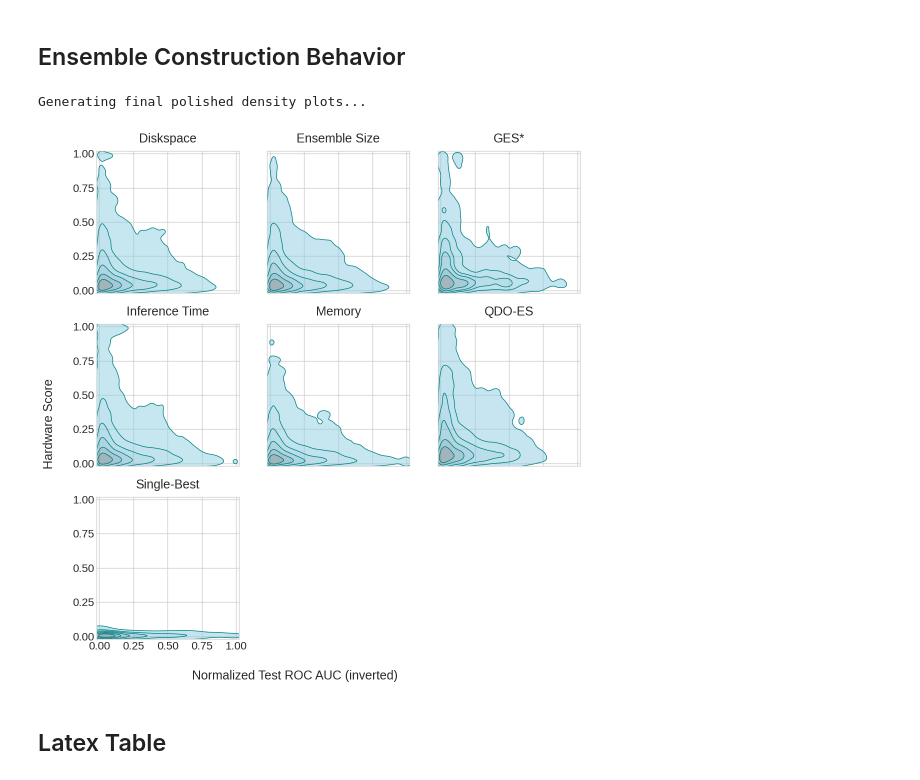
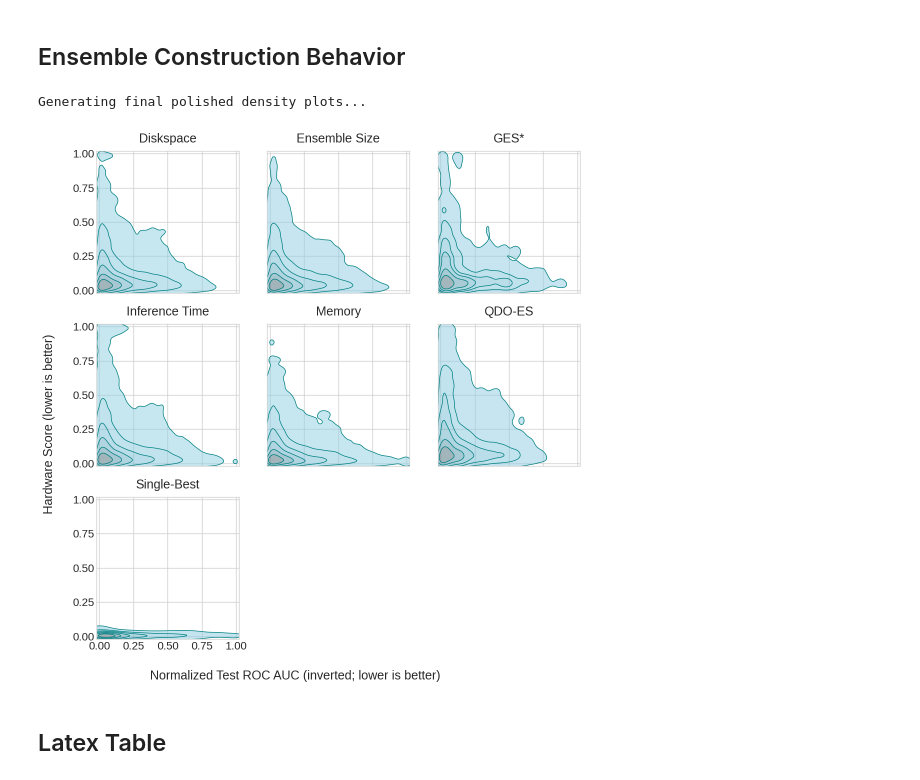
Before and after one commit to Atraxus/HA-ES, a Jupyter notebook: notebooks/plotting.ipynb, the cells around one changed output. Cells and saved outputs as stored; diff of their text form; code cells hidden in the pictures.

```diff
--- a/notebooks/plotting.ipynb
+++ b/notebooks/plotting.ipynb
@@ -44,7 +44,7 @@ print("Loading data. This might take a while...")
 df = pd.read_csv("../data/base_ours_globalnorm.csv")
 
 # Map method IDs to names
-# method_id_name_dict["MULTI_GES-0.68"] = "Multi-GES"
+method_id_name_dict["MULTI_GES-0.68"] = "Multi-GES"
 if "method" in df.columns:
     df["method_name"] = df["method"].map(method_id_name_dict)
 else:
@@ -315,8 +313,8 @@ def cd_evaluation(
 
     # Plot with updated font size
     plt.close("all")
-    width = 6
-    fig, ax = plt.subplots(figsize=(12, width))
+    width = 4
+    fig, ax = plt.subplots(figsize=(8, width))
     plt.rcParams.update({"font.size": 20})
 
     plot_stats(result, ax=ax)
@@ -358,7 +356,7 @@ result_df = result_df.sort_values('percentage_unique_ensembles', ascending=False
 
 color_total = 'steelblue'
 color_unique = 'indianred'
-fig, ax = plt.subplots(figsize=(12, 8))
+fig, ax = plt.subplots(figsize=(8, 6))
 ax.bar(result_df['method_name'], result_df['total_ensembles'], color=color_total, label='Total Ensembles')
 
 # --- Y-axis 1: Total Ensembles ---
@@ -367,10 +365,10 @@ ax.tick_params(axis='y', labelcolor='black', pad=5, labelsize=18)
 ax.grid(axis='y', linestyle='--', color=color_total, alpha=0.4)
 ax.yaxis.set_major_locator(mticker.MaxNLocator(nbins=6, integer=True))
 ax2 = ax.twinx()
-ax2.plot(result_df['method_name'], result_df['percentage_unique_ensembles'], color=color_unique, marker='o', linestyle='-', linewidth=3, markersize=10, label='Percentage Unique Ensembles')
+ax2.plot(result_df['method_name'], result_df['percentage_unique_ensembles'], color=color_unique, marker='o', linestyle='-', linewidth=3, markersize=10, label='Unique Ensembles (%)')
 
 # --- Y-axis 2: Percentage Unique ---
-ax2.set_ylabel('Percentage of Unique Ensembles (%)', color='black', fontsize=20, labelpad=15)
+ax2.set_ylabel('Unique Ensembles (%)', color='black', fontsize=20, labelpad=15)
 ax2.tick_params(axis='y', labelcolor='black', pad=5, labelsize=18)
 ax2.grid(False)
 ax2.yaxis.set_major_locator(mticker.MaxNLocator(nbins=6))
@@ -384,9 +382,10 @@ lines, labels = ax.get_legend_handles_labels()
 lines2, labels2 = ax2.get_legend_handles_labels()
 ax2.legend(
     lines + lines2,
-    labels + labels2,
+    ["Total\nEnsembles", "Unique\nEnsembles (%)"],
     loc='upper right',
-    fontsize=16,
+    #ncol=1, fancybox=False, framealpha=0.8,
+    fontsize=13,
     frameon=True,
     facecolor='white',
     edgecolor='grey'
@@ -1259,38 +1258,38 @@ for i in range(num_methods, len(axes)):
     axes[i].set_visible(False)
 
 # Set common labels for the entire figure
-fig.supxlabel('Normalized Test ROC AUC (inverted)', fontsize=18, y=0.07)
-fig.supylabel('Hardware Score', fontsize=18, x=0.08)
+fig.supxlabel('Normalized Test ROC AUC (inverted; lower is better)', fontsize=18, y=0.07)
+fig.supylabel('Hardware Score (lower is better)', fontsize=18, x=0.08)
 
 # --- MODIFIED SECTION ---
 # Define the desired ticks
 major_ticks = [0, 0.25, 0.5, 0.75, 1.0]
 
 # Set shared limits and ticks for all plots
 plt.setp(
     axes,
     xlim=(-0.02, 1.02), ylim=(-0.02, 1.02),
     xticks=major_ticks, yticks=major_ticks
 )
 # --- END MODIFIED SECTION ---
 
 # Configure labels and ticks for all plots
 for i in range(num_methods):
     ax = axes[i]
     ax.set_xlabel('')
     ax.set_ylabel('')
     ax.tick_params(axis='both', labelsize=16)
 
 
 # Adjust layout
 plt.tight_layout(rect=[0.07, 0.07, 1, 1])
 
 plt.savefig("../plots/density_plot.png", dpi=300)
 plt.savefig("../plots/density_plot.pdf", dpi=300)
 plt.show()
 # %% [output]
 Generating final polished density plots...
-[figure, old version]
+[figure, new version]
 # %% [markdown]
 ## Latex Table
 # %%
```
Also changed, not shown: parts of 5 cells of this notebook, 1 other file.
